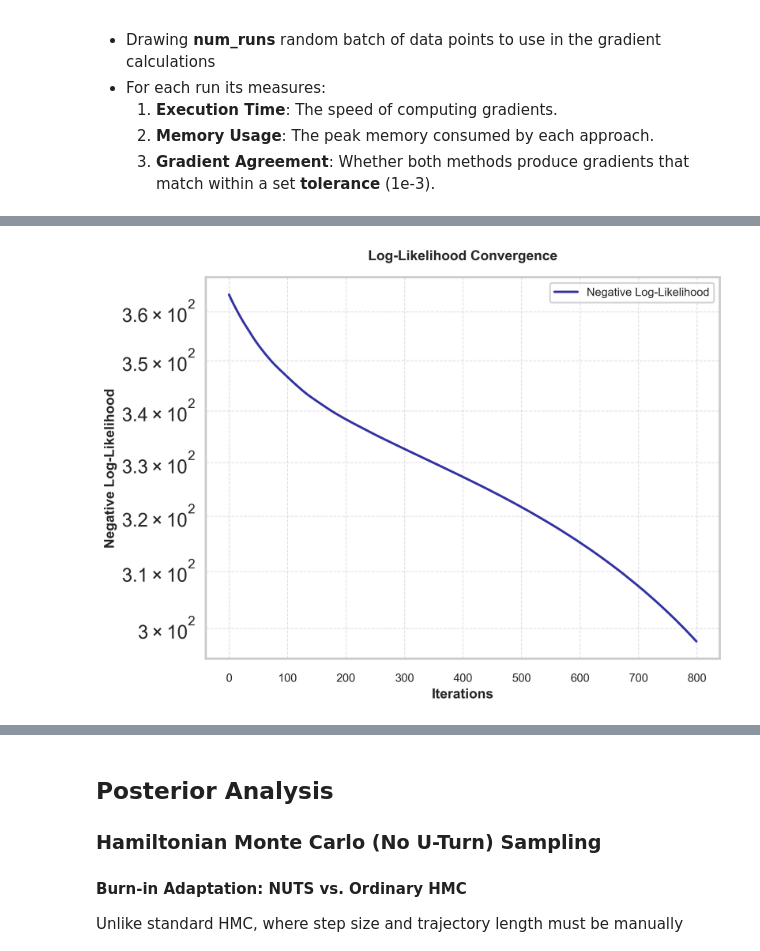
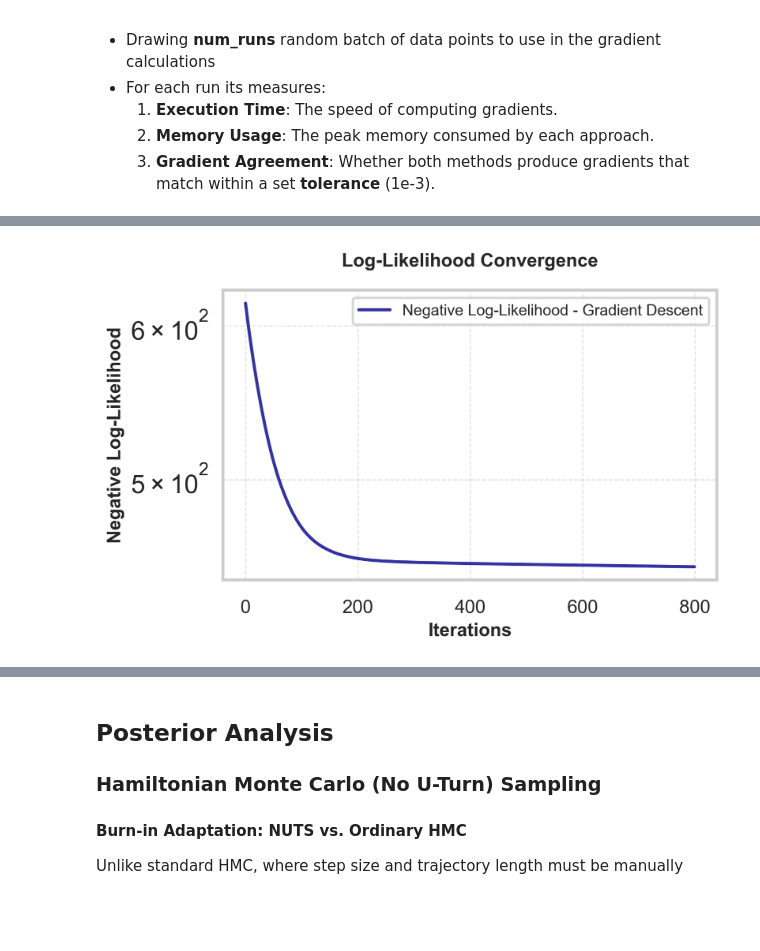
Before and after one commit to JacobTutt/antikythera_bayesian_analysis, a Jupyter notebook: Notebook_1_Anisotropic.ipynb, the cells around one changed output, grey strips where cells are left out. Saved outputs shown, nothing was run; the diff lists cells and outputs as text; code cells hidden in the pictures; blank space fills up the shorter version.

```diff
--- a/Notebook_1_Anisotropic.ipynb
+++ b/Notebook_1_Anisotropic.ipynb
@@ -416,6 +436,6 @@ If `plot_history=True`, the log-likelihood history is recorded and plotted to vi
 The best-fit parameters are chosen based on the maximum log-likelihood achieved.
 # %%
 # Initial run to show training through gradient descent
-mle_results_1 = Antikythera_Anisotropic_Basic_Filter.max_likelihood_est(sampling_type = 'Adam', num_samples=1, num_iterations=1000, learning_rate=0.05, batch_size=50, key=32, derivative='analytic', plot_history=True, summary_table = None, save_path = None)
+mle_results_1 = Antikythera_Anisotropic_Basic_Filter.max_likelihood_est(sampling_type = 'Adam', num_samples=1, num_iterations=1000, learning_rate=1, batch_size=50, key=32, derivative='analytic', plot_history=True, summary_table = None, save_path = None)
 # %% [output]
-[figure, old version]
+[figure, new version]
```
Also changed, not shown: parts of 30 cells of this notebook, 3 other files.
